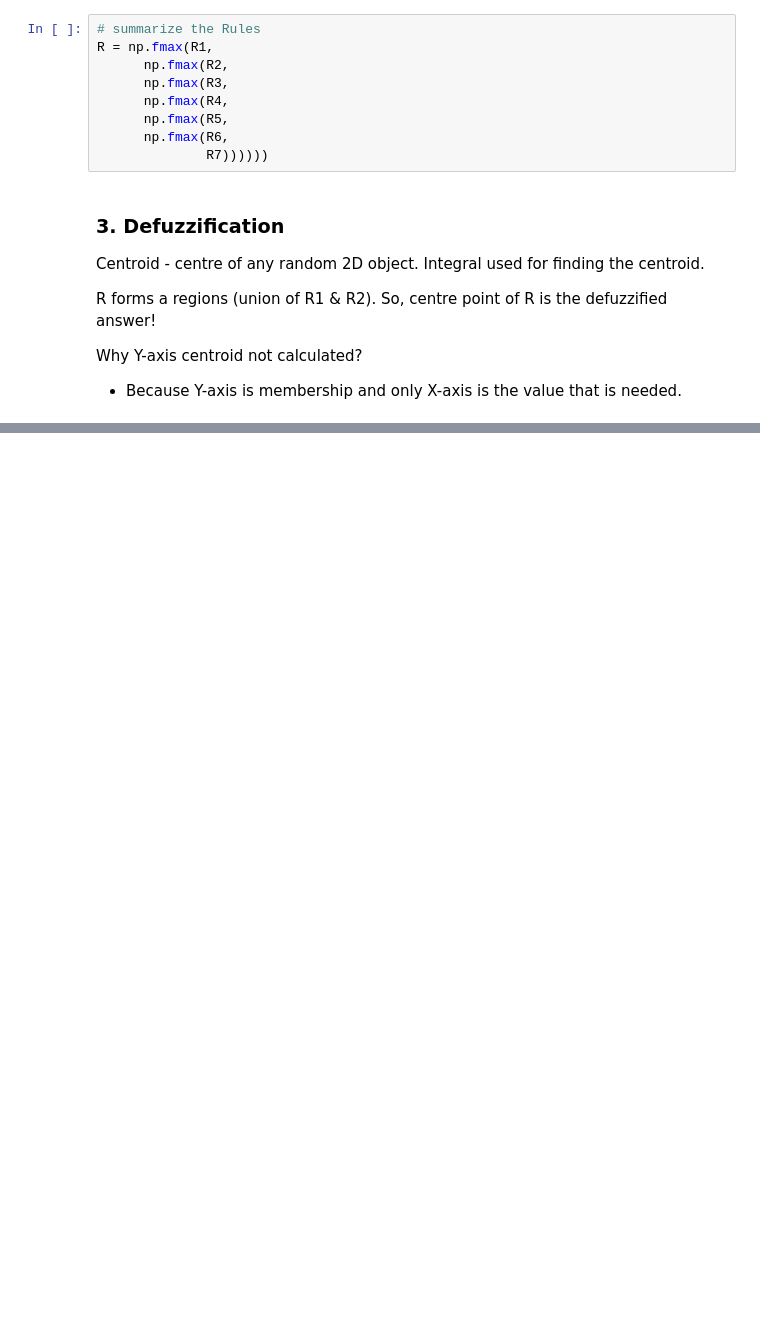
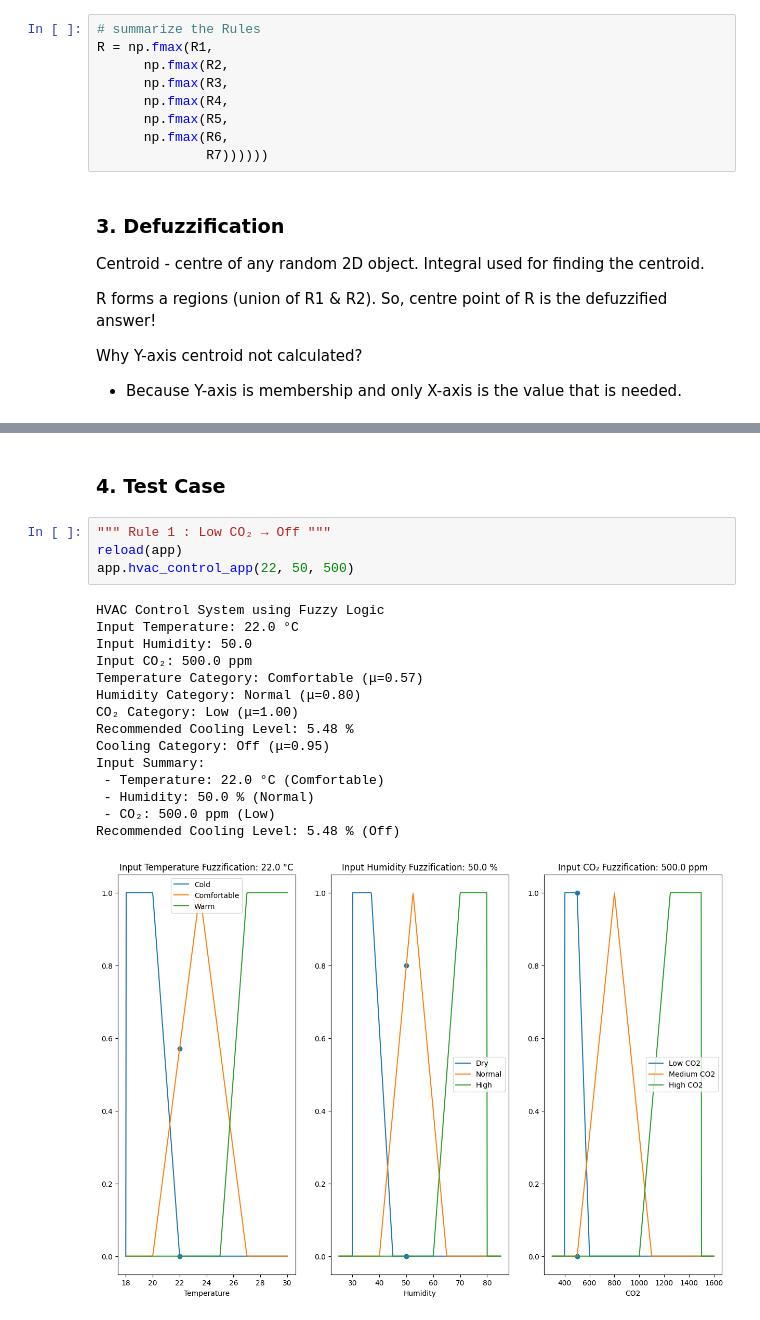
Before and after one commit to everhettoo/fl-hvac-control, a Jupyter notebook: notebooks/mamdani_hvac_control.ipynb, the cells around one changed output, grey strips where cells are left out. Cells and saved outputs as stored; diff of their text form; blank space fills up the shorter version.

Commit message:
phang commit - updated new rules and test cases

```diff
--- a/notebooks/mamdani_hvac_control.ipynb
+++ b/notebooks/mamdani_hvac_control.ipynb
@@ -282,0 +282,22 @@ Cooling Level :  7.233327240763003
+# %% [markdown]
+### 4. Test Case
+# %%
+""" Rule 1 : Low CO₂ → Off """
+reload(app)
+app.hvac_control_app(22, 50, 500)
+# %% [output]
+HVAC Control System using Fuzzy Logic
+Input Temperature: 22.0 °C
+Input Humidity: 50.0
+Input CO₂: 500.0 ppm
+Temperature Category: Comfortable (μ=0.57)
+Humidity Category: Normal (μ=0.80)
+CO₂ Category: Low (μ=1.00)
+Recommended Cooling Level: 5.48 %
+Cooling Category: Off (μ=0.95)
+Input Summary:
+ - Temperature: 22.0 °C (Comfortable)
+ - Humidity: 50.0 % (Normal)
+ - CO₂: 500.0 ppm (Low)
+Recommended Cooling Level: 5.48 % (Off)
+[figure, added]
```
Also changed, not shown: parts of 12 cells of this notebook, 1 other file.
